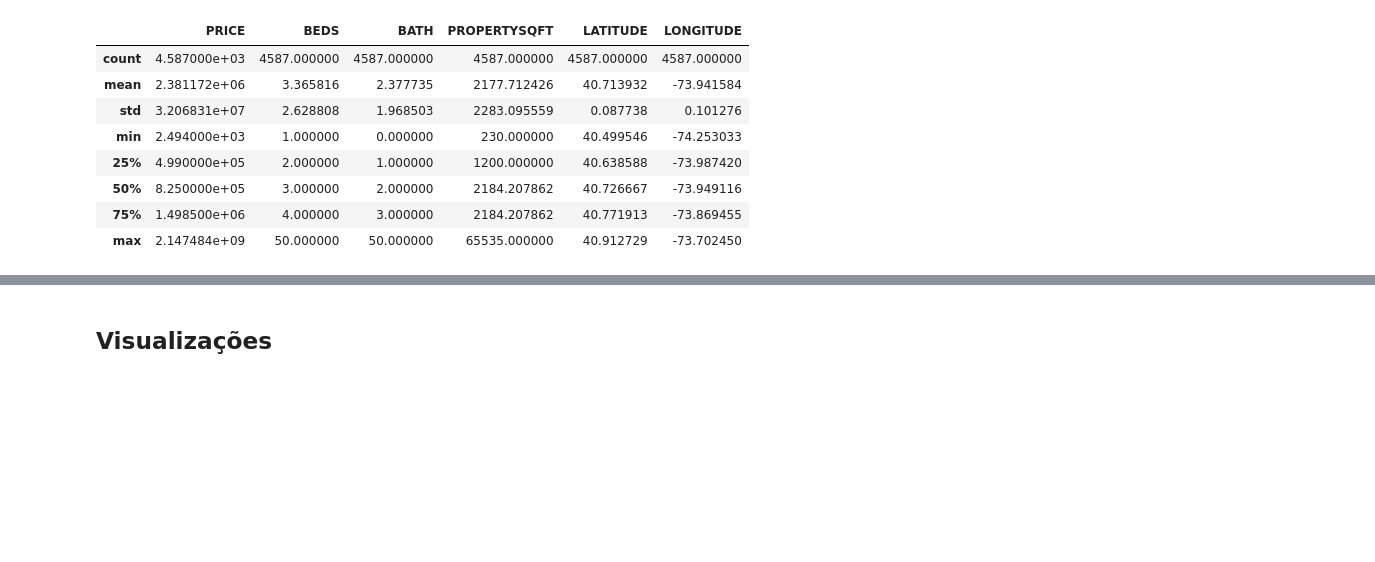
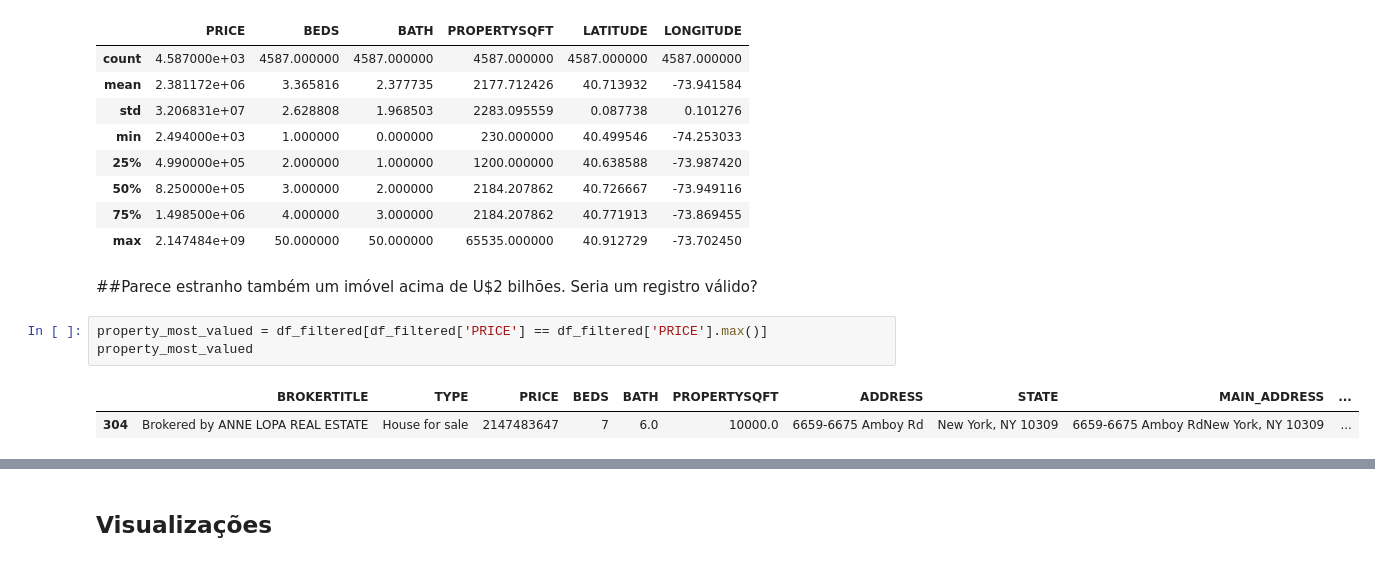
Before and after one commit to RenanYMartins/ADD-Trabalho1, a Jupyter notebook: Mercado_Imobiliário_de_Nova_York.ipynb, the cells around one changed output, grey strips where cells are left out. Drawn from its saved outputs; the diff is of its cells as text; blank space fills up the shorter version.

```diff
--- a/Mercado_Imobiliário_de_Nova_York.ipynb
+++ b/Mercado_Imobiliário_de_Nova_York.ipynb
@@ -176,3 +176,11 @@ df_filtered.describe()
 | 50% | 8.250000e+05 | 3.000000 | 2.000000 | 2184.207862 | 40.726667 | -73.949116 |
 | 75% | 1.498500e+06 | 4.000000 | 3.000000 | 2184.207862 | 40.771913 | -73.869455 |
 | max | 2.147484e+09 | 50.000000 | 50.000000 | 65535.000000 | 40.912729 | -73.702450 |
+# %% [markdown]
+##Parece estranho também um imóvel acima de U$2 bilhões. Seria um registro válido?
+# %%
+property_most_valued = df_filtered[df_filtered['PRICE'] == df_filtered['PRICE'].max()]
+property_most_valued
+# %% [output]
+|  | BROKERTITLE | TYPE | PRICE | BEDS | BATH | PROPERTYSQFT | ADDRESS | STATE | MAIN_ADDRESS | ... |
+| 304 | Brokered by ANNE LOPA REAL ESTATE | House for sale | 2147483647 | 7 | 6.0 | 10000.0 | 6659-6675 Amboy Rd | New York, NY 10309 | 6659-6675 Amboy RdNew York, NY 10309 | ... |
```
Also changed, not shown: parts of 10 cells of this notebook.
